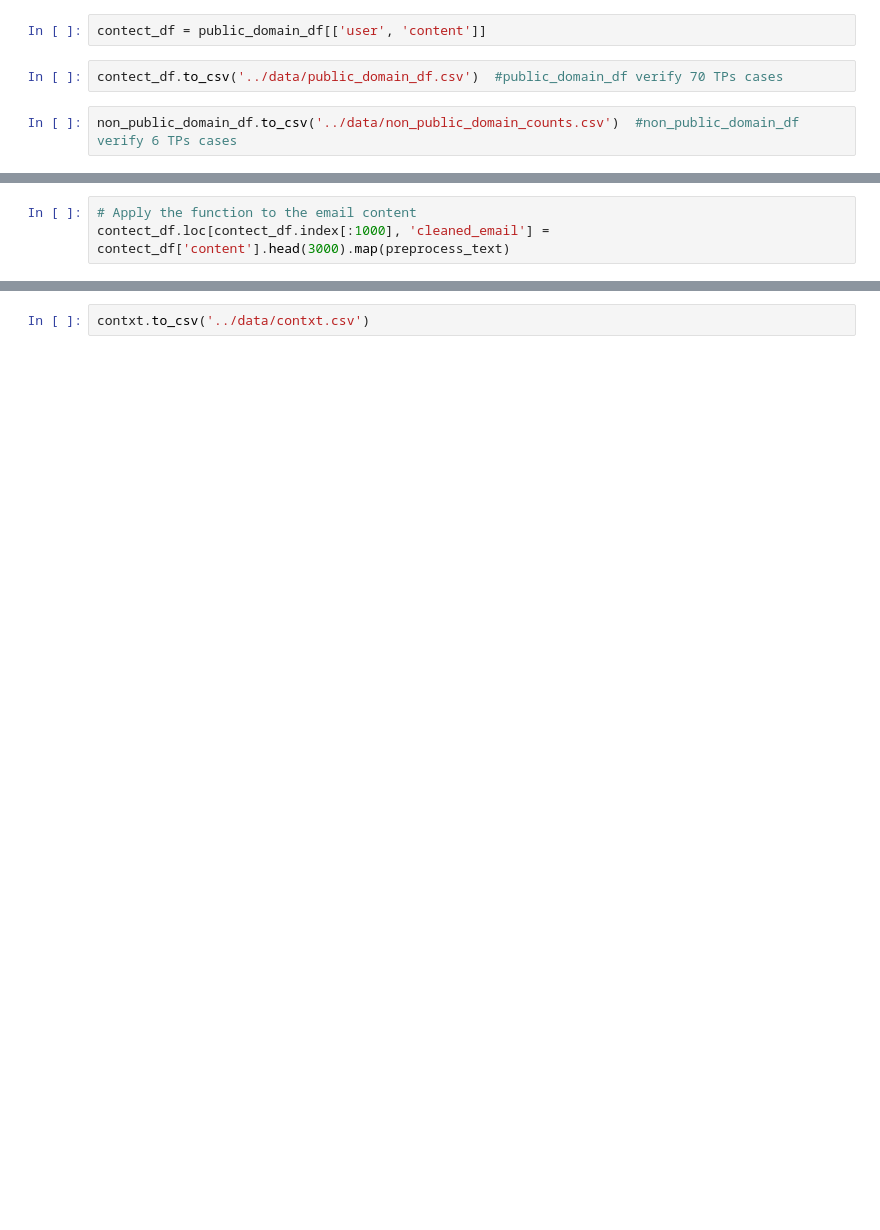
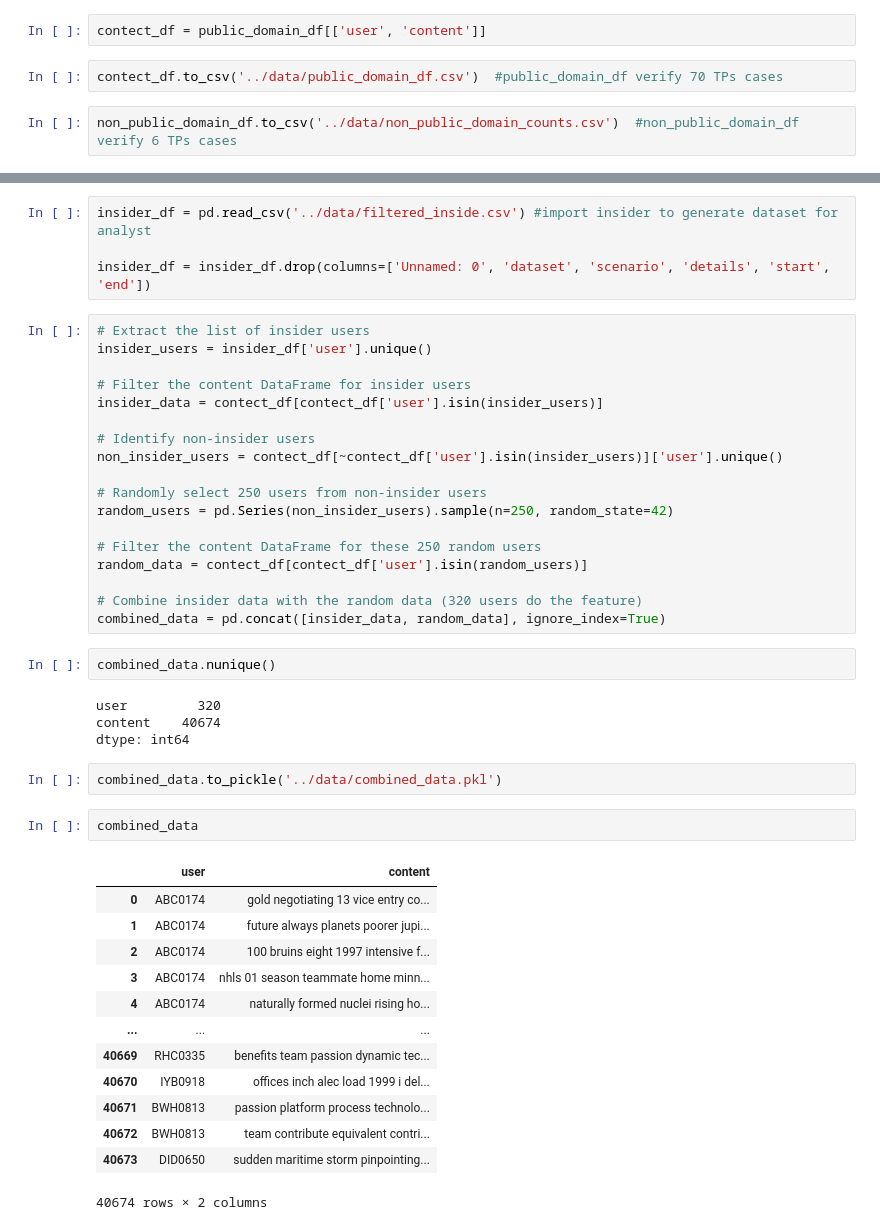
Before and after one commit to keljinda/Capstone_projects, a Jupyter notebook: code/1-EDA.ipynb, the cells around one changed output, grey strips where cells are left out. Drawn from its saved outputs; the diff is of its cells as text; blank space fills up the shorter version.

```diff
--- a/code/1-EDA.ipynb
+++ b/code/1-EDA.ipynb
@@ -226,3 +363,0 @@ def preprocess_text(text):
-# %%
-# Apply the function to the email content
-contect_df.loc[contect_df.index[:1000], 'cleaned_email'] = contect_df['content'].head(3000).map(preprocess_text)
@@ -233,2 +364,46 @@ contxt.nunique()
-# %%
-contxt.to_csv('../data/contxt.csv')
+# %%
+insider_df = pd.read_csv('../data/filtered_inside.csv') #import insider to generate dataset for analyst
+
+insider_df = insider_df.drop(columns=['Unnamed: 0', 'dataset', 'scenario', 'details', 'start', 'end'])
+# %%
+# Extract the list of insider users
+insider_users = insider_df['user'].unique()
+
+# Filter the content DataFrame for insider users
+insider_data = contect_df[contect_df['user'].isin(insider_users)]
+
+# Identify non-insider users
+non_insider_users = contect_df[~contect_df['user'].isin(insider_users)]['user'].unique()
+
+# Randomly select 250 users from non-insider users
+random_users = pd.Series(non_insider_users).sample(n=250, random_state=42)
+
+# Filter the content DataFrame for these 250 random users
+random_data = contect_df[contect_df['user'].isin(random_users)]
+
+# Combine insider data with the random data (320 users do the feature)
+combined_data = pd.concat([insider_data, random_data], ignore_index=True)
+# %%
+combined_data.nunique()
+# %% [output]
+user         320
+content    40674
+dtype: int64
+# %%
+combined_data.to_pickle('../data/combined_data.pkl')
+# %%
+combined_data
+# %% [output]
+|  | user | content |
+| 0 | ABC0174 | gold negotiating 13 vice entry co... |
+| 1 | ABC0174 | future always planets poorer jupi... |
+| 2 | ABC0174 | 100 bruins eight 1997 intensive f... |
+| 3 | ABC0174 | nhls 01 season teammate home minn... |
+| 4 | ABC0174 | naturally formed nuclei rising ho... |
+| ... | ... | ... |
+| 40669 | RHC0335 | benefits team passion dynamic tec... |
+| 40670 | IYB0918 | offices inch alec load 1999 i del... |
+| 40671 | BWH0813 | passion platform process technolo... |
+| 40672 | BWH0813 | team contribute equivalent contri... |
+| 40673 | DID0650 | sudden maritime storm pinpointing... |
+40674 rows × 2 columns
```
Also changed, not shown: parts of 20 cells of this notebook, 2 other files.
